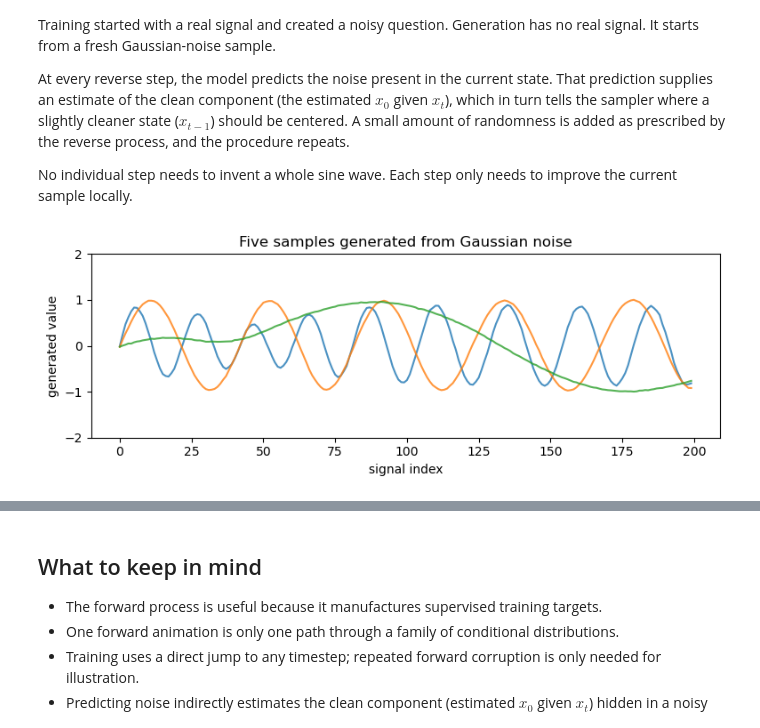
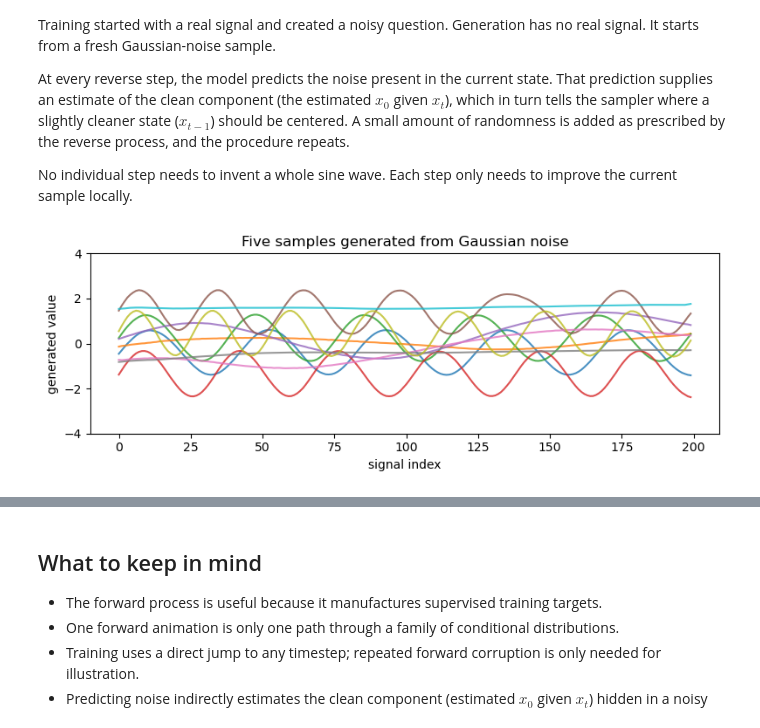
Before and after one commit to leap-stc/parameter-estimation, a Jupyter notebook: intro_diffusion/diffusion_intro.ipynb, the cells around one changed output, grey strips where cells are left out. Cells and saved outputs as stored; diff of their text form; code cells hidden in the pictures.

```diff
--- a/intro_diffusion/diffusion_intro.ipynb
+++ b/intro_diffusion/diffusion_intro.ipynb
@@ -72,7 +72,7 @@ Images make diffusion models look impressive, but they also hide what is happeni
 
 Each call to the dataset creates a new frequency and a new 200-point sine wave. The frequency is also returned as a possible conditioning variable, although we will first train an unconditional model.
 # %%
-dataset = SineWave_DataSet(freq_max=10, n_dim=200)
+dataset = SineWave_DataSet(freq_max=10, n_dim=200, random_bias = True)
 data_loader = DataLoader(dataset, batch_size=64, shuffle=True)
 
 conditions, clean_batch = next(iter(data_loader))
@@ -389,8 +389,8 @@ Why select different timesteps within the same batch? Because the final job span
 
 The cell below loads the included pretrained weights by default. Set `TRAIN_MODEL = True` to train from scratch instead.
 # %%
-TRAIN_MODEL = False
-EPOCHS = 10
+TRAIN_MODEL = True
+EPOCHS = 40
 weights_path = Path("trained_parameters/unconditional.pt")
 
 model = model.to(device)
@@ -466,28 +482,28 @@ At every reverse step, the model predicts the noise present in the current state
 
 No individual step needs to invent a whole sine wave. Each step only needs to improve the current sample locally.
 # %%
-torch.manual_seed(11)
+torch.manual_seed(7)
 
 generated = ddpm_sampler(
     sample_dim=200,
-    n_sample=5,
+    n_sample=10,
     noise_dict=schedule_device,
     model=model,
     device=device,
 )
 
 plt.figure(figsize=(8, 3))
 for sample in generated:
     plt.plot(sample[0].detach().cpu(), alpha=0.8)
 
 plt.xlabel("signal index")
 plt.ylabel("generated value")
 plt.title("Five samples generated from Gaussian noise")
-plt.ylim(-2, 2)
+plt.ylim(-4, 4)
 plt.tight_layout()
 plt.show()
 # %% [output]
-[figure, old version]
+[figure, new version]
 # %% [markdown]
 ## A clarification: the estimated clean mean (estimated $x_0$ given $x_t$) is not the final sample
 
```
Also changed, not shown: parts of 7 cells of this notebook, 1 other file.
